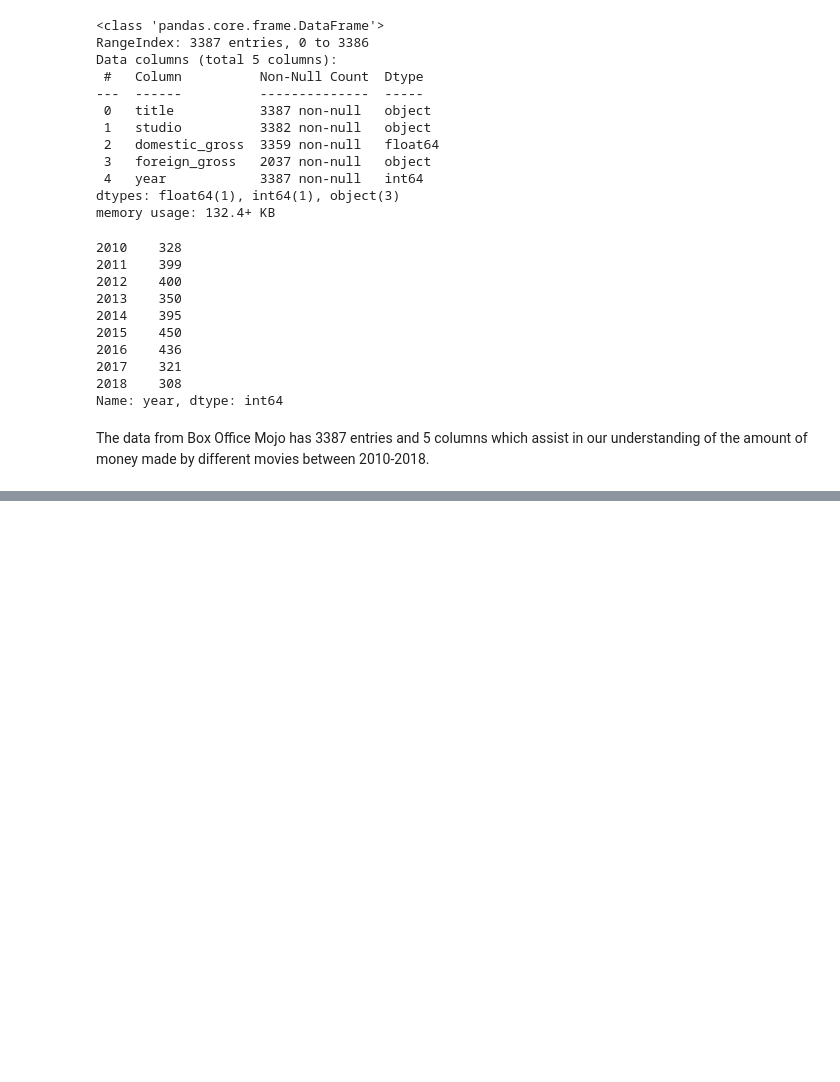
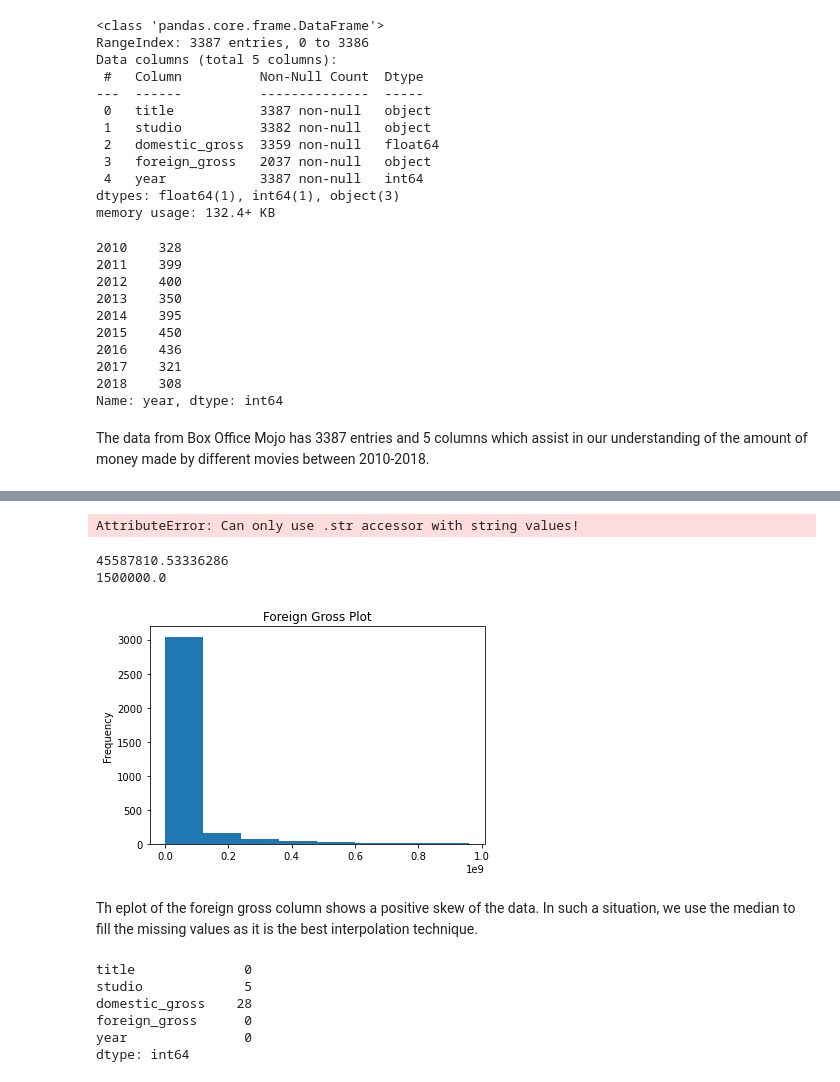
Before and after one commit to Arnoldchovu/dsc-phase-1-project-v2-4, a Jupyter notebook: student.ipynb, the cells around one changed output, grey strips where cells are left out. Drawn from its saved outputs; the diff is of its cells as text; code cells hidden in the pictures; blank space fills up the shorter version.

```diff
--- a/student.ipynb
+++ b/student.ipynb
@@ -156,0 +194,38 @@ The data from Box Office Mojo has 3387 entries and 5 columns which assist in our
+# %%
+# Investigating the domestic_gross and foreign_gross columns
+# Change the foreign_gross column from type object to float
+df_bom['foreign_gross'] = df_bom['foreign_gross'].str.replace(',', '').astype(float)
+# %% [output]
+AttributeError: Can only use .str accessor with string values!
+# %%
+# Calculate the mean and median
+foreign_mean = df_bom['foreign_gross'].mean()
+foreign_median = df_bom['foreign_gross'].median()
+
+print(foreign_mean)
+print(foreign_median)
+
+
+# Plot the histogram for the foreign_gross column
+ax = df_bom['foreign_gross'].plot(kind = 'hist', bins=8)
+ax.set_title('Foreign Gross Plot');
+# %% [output]
+45587810.53336286
+1500000.0
+[figure, added]
+# %% [markdown]
+Th eplot of the foreign gross column shows a positive skew of the data. In such a situation, we use the median to fill the missing values as it is the best interpolation technique.
+# %%
+# Using the median to fill the missing values in foreign_gross column
+
+df_bom['foreign_gross'] = df_bom['foreign_gross'].fillna(median)
+
+# Confirm if the changes are made
+df_bom.isna().sum()
+# %% [output]
+title              0
+studio             5
+domestic_gross    28
+foreign_gross      0
+year               0
+dtype: int64
```
Also changed, not shown: parts of 16 cells of this notebook.
